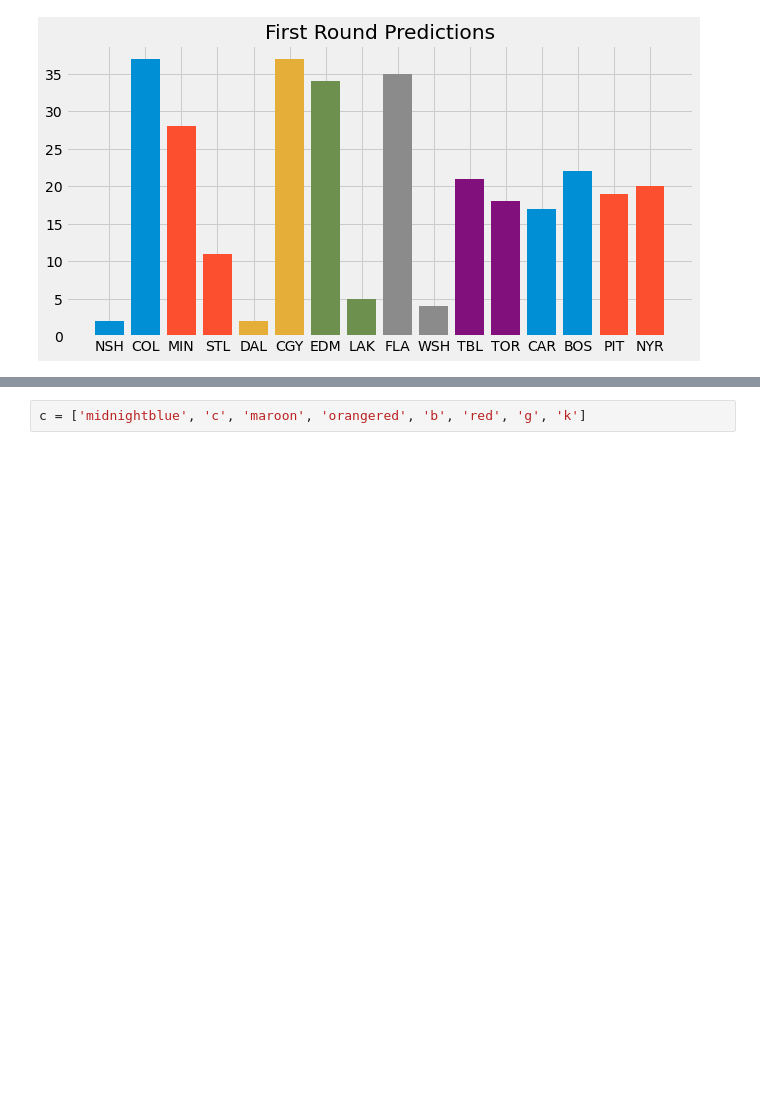
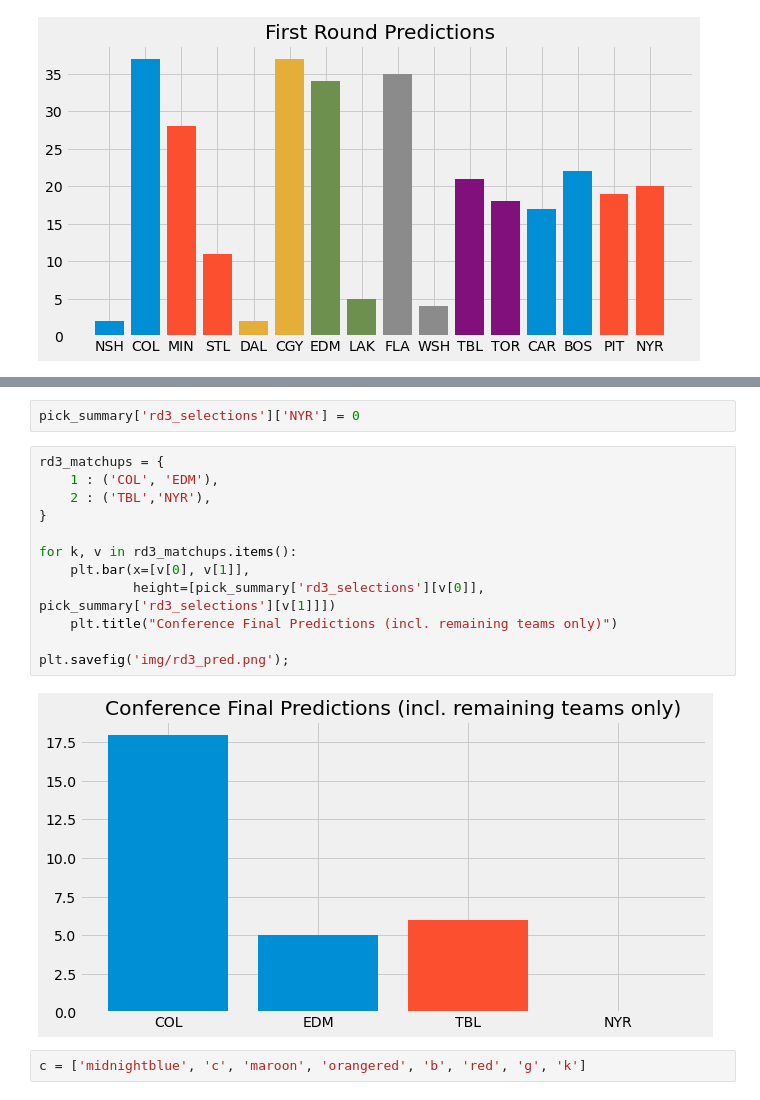
Before and after one commit to camharris22/nhl_playoff_challenge2022, a Jupyter notebook: analysis.ipynb, the cells around one changed output, grey strips where cells are left out. Drawn from its saved outputs; the diff is of its cells as text; blank space fills up the shorter version.

```diff
--- a/analysis.ipynb
+++ b/analysis.ipynb
@@ -89,3 +119,19 @@ plt.savefig('img/rd1_pred.png');
+# %%
+pick_summary['rd3_selections']['NYR'] = 0
+# %%
+rd3_matchups = {
+    1 : ('COL', 'EDM'),
+    2 : ('TBL','NYR'),
+}
+
+for k, v in rd3_matchups.items():
+    plt.bar(x=[v[0], v[1]],
+            height=[pick_summary['rd3_selections'][v[0]], pick_summary['rd3_selections'][v[1]]])
+    plt.title("Conference Final Predictions (incl. remaining teams only)")
+
+plt.savefig('img/rd3_pred.png');
+# %% [output]
+[figure, added]
 # %%
 c = ['midnightblue', 'c', 'maroon', 'orangered', 'b', 'red', 'g', 'k']
 # %%
```
Also changed, not shown: parts of 6 cells of this notebook, 1 other file.
